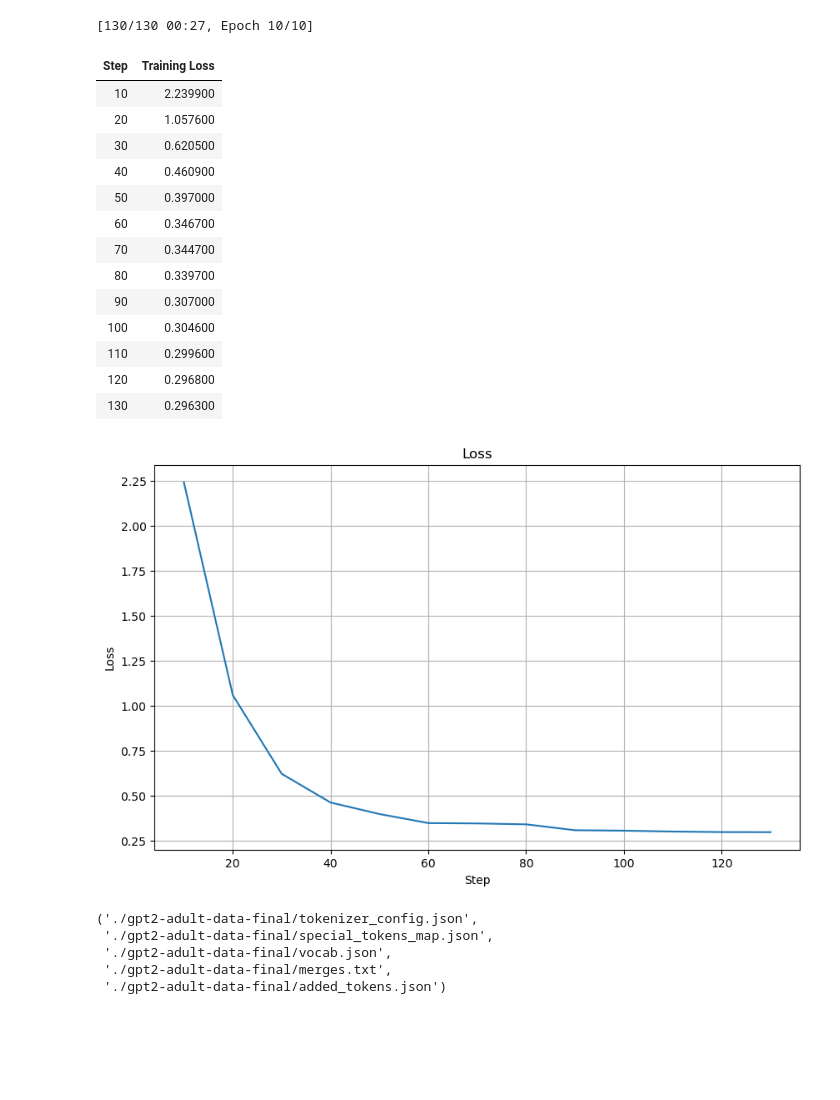
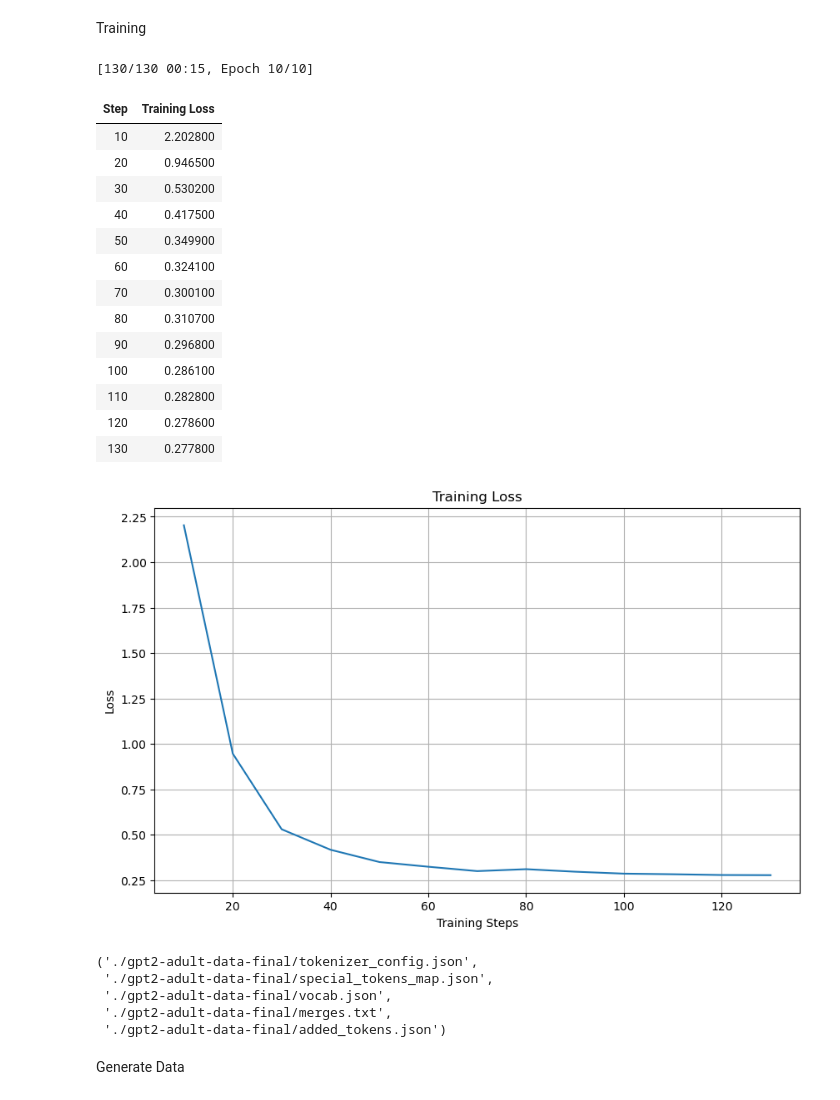
Before and after one commit to Lycnkd/Homework, a Jupyter notebook: gpt_tab.ipynb, the cells around one changed output. Saved outputs shown, nothing was run; the diff lists cells and outputs as text; code cells hidden in the pictures; blank space fills up the shorter version.

```diff
--- a/gpt_tab.ipynb
+++ b/gpt_tab.ipynb
@@ -86,69 +132,75 @@ data_collator = DataCollatorForLanguageModeling(
+# %% [markdown]
+Training
 # %%
-# 设置训练参数
+# Configure training parameters
 training_args = TrainingArguments(
     output_dir="./gpt2-adult-data",
     overwrite_output_dir=True,
     num_train_epochs=10,
-    per_device_train_batch_size=1,
-    save_steps=500,
+    per_device_train_batch_size=8,
+    save_steps=100,
     save_total_limit=2,
-    logging_dir='./logs',  # 添加日志目录
-    logging_steps=10,      # 每10步记录一次loss
-    learning_rate=5e-5,  # 添加学习率
+    logging_dir='./logs',  # Directory for logging
+    logging_steps=10,      # Log loss every 10 steps
+    learning_rate=5e-5,    # Learning rate
+    weight_decay=0.01
 )
 
-# 创建训练器
+# Initialize trainer
 trainer = Trainer(
     model=model,
     args=training_args,
     data_collator=data_collator,
     train_dataset=train_dataset,
 )
 
-# 开始训练
+# Start training
 train_result = trainer.train()
 
-# 绘制loss曲线
+# Visualize training loss
 import pandas as pd
 import matplotlib.pyplot as plt
 
-# 读取训练日志
+# Load training logs
 log_history = pd.DataFrame(trainer.state.log_history)
 train_loss = log_history[log_history['loss'].notna()]
 
+# Plot loss curve
 plt.figure(figsize=(10, 6))
 plt.plot(train_loss['step'], train_loss['loss'])
-plt.title('Loss')
-plt.xlabel('Step')
+plt.title('Training Loss')
+plt.xlabel('Training Steps')
 plt.ylabel('Loss')
 plt.grid(True)
 plt.show()
 
-# 保存模型
+# Save model and tokenizer
 model.save_pretrained("./gpt2-adult-data-final")
 tokenizer.save_pretrained("./gpt2-adult-data-final")
 # %% [output]
-[130/130 00:27, Epoch 10/10]
+[130/130 00:15, Epoch 10/10]
 | Step | Training Loss |
-| 10 | 2.239900 |
-| 20 | 1.057600 |
-| 30 | 0.620500 |
-| 40 | 0.460900 |
-| 50 | 0.397000 |
-| 60 | 0.346700 |
-| 70 | 0.344700 |
-| 80 | 0.339700 |
-| 90 | 0.307000 |
-| 100 | 0.304600 |
-| 110 | 0.299600 |
-| 120 | 0.296800 |
-| 130 | 0.296300 |
+| 10 | 2.202800 |
+| 20 | 0.946500 |
+| 30 | 0.530200 |
+| 40 | 0.417500 |
+| 50 | 0.349900 |
+| 60 | 0.324100 |
+| 70 | 0.300100 |
+| 80 | 0.310700 |
+| 90 | 0.296800 |
+| 100 | 0.286100 |
+| 110 | 0.282800 |
+| 120 | 0.278600 |
+| 130 | 0.277800 |
-[figure, old version]
+[figure, new version]
 ('./gpt2-adult-data-final/tokenizer_config.json',
  './gpt2-adult-data-final/special_tokens_map.json',
  './gpt2-adult-data-final/vocab.json',
  './gpt2-adult-data-final/merges.txt',
  './gpt2-adult-data-final/added_tokens.json')
+# %% [markdown]
+Generate Data
 # %%
 from transformers import GPT2LMHeadModel
 
```
Also changed, not shown: parts of 11 cells of this notebook.
